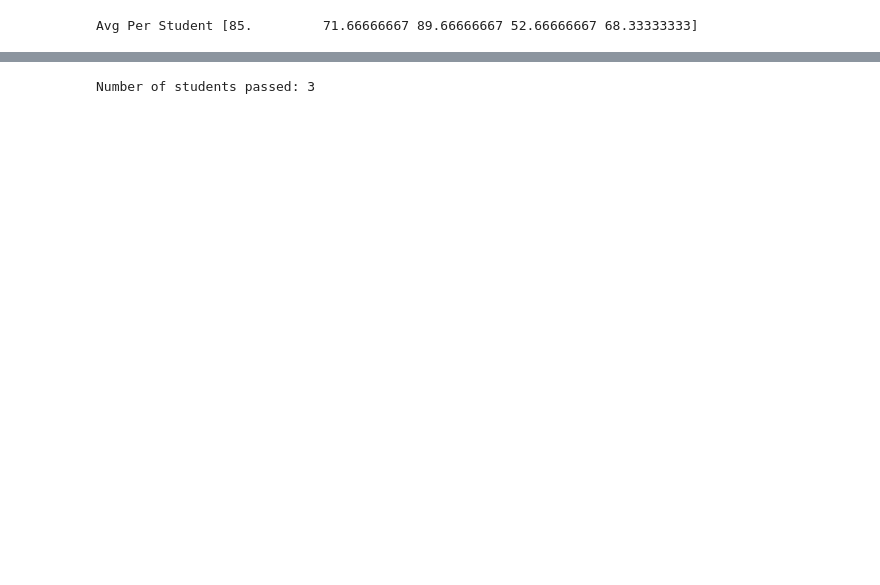
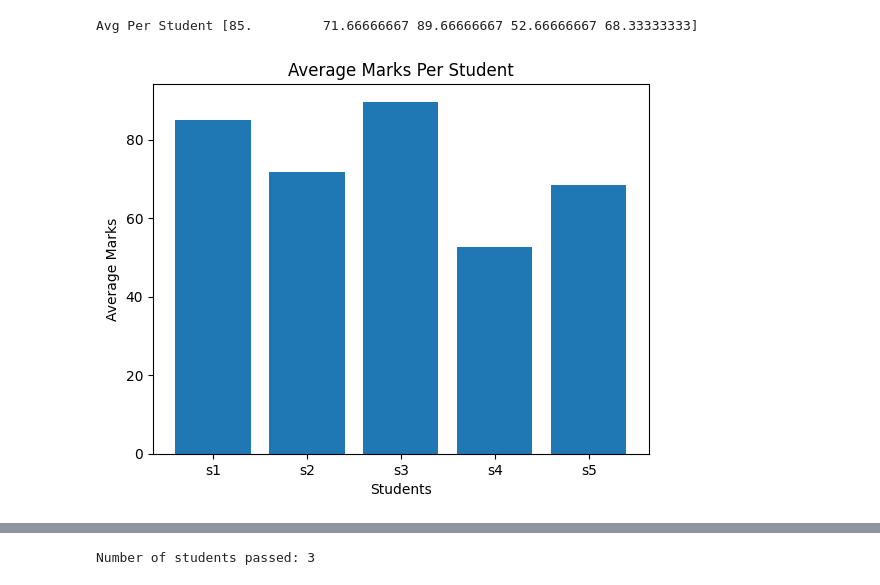
Before and after one commit to Chaki34/python-basics, a Jupyter notebook: Student_Data_Analyzer.ipynb, the cells around one changed output, grey strips where cells are left out. Drawn from its saved outputs; the diff is of its cells as text; code cells hidden in the pictures; blank space fills up the shorter version.

```diff
--- a/Student_Data_Analyzer.ipynb
+++ b/Student_Data_Analyzer.ipynb
@@ -24,15 +85,31 @@ print(marks)
 # %%
 # Calculate average marks for each student (row-wise)
 Student_avg = np.mean(marks, axis=1)
 # np.mean() → finds average
 # marks → your data (2D array: rows = students, columns = subjects)
 # axis=1 → go across rows (-->), meaning each student separately
 
 # Print the result
 print("Avg Per Student", Student_avg)
 # Displays the text + the calculated averages
+
+
+
+students = ["s1","s2","s3","s4","s5"]
+
+# Bar chart
+plt.bar(students, Student_avg)
+
+# Labels and title
+plt.xlabel("Students")
+plt.ylabel("Average Marks")
+plt.title("Average Marks Per Student")
+
+# Show chart
+plt.show()
 # %% [output]
 Avg Per Student [85.         71.66666667 89.66666667 52.66666667 68.33333333]
+[figure, added]
 # %%
 # Calculate average marks for each subject (column-wise)
 subject_avg = np.mean(marks, axis=0)
```
Also changed, not shown: parts of 20 cells of this notebook.
